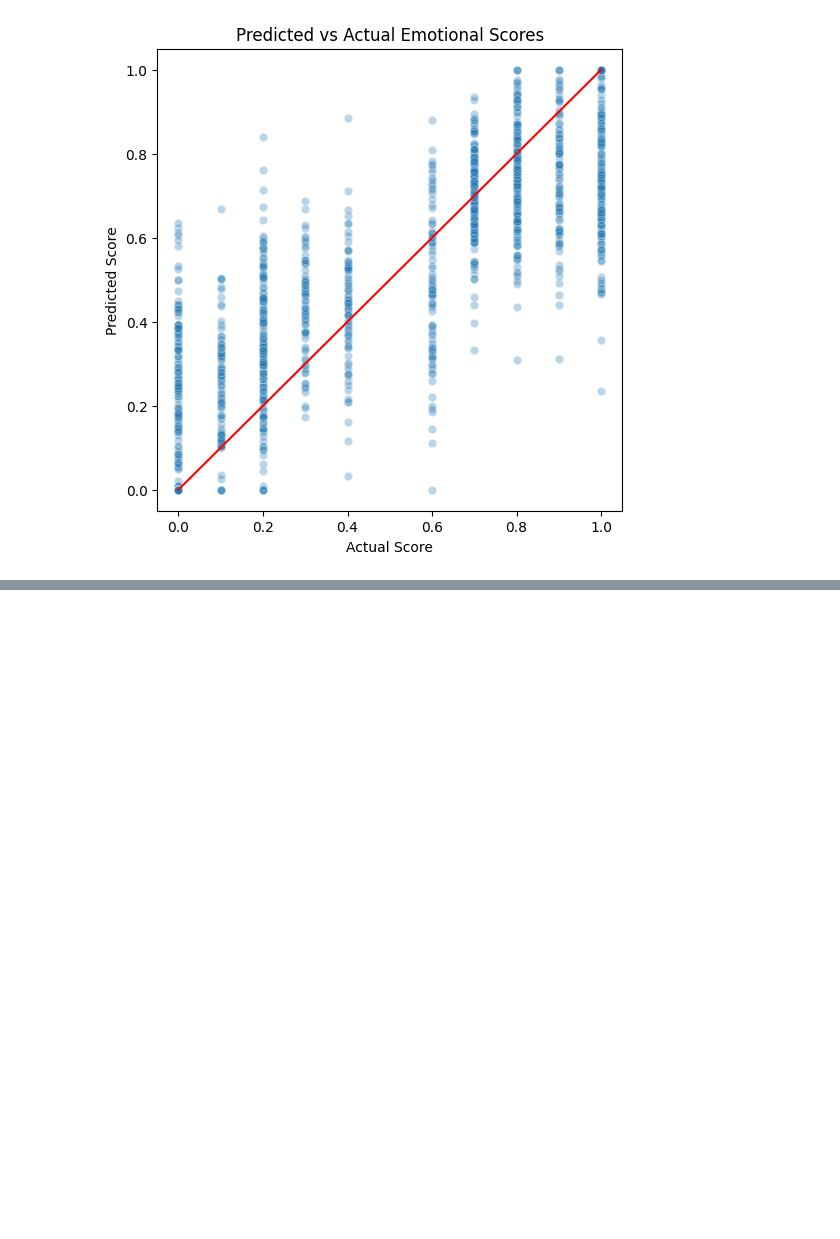
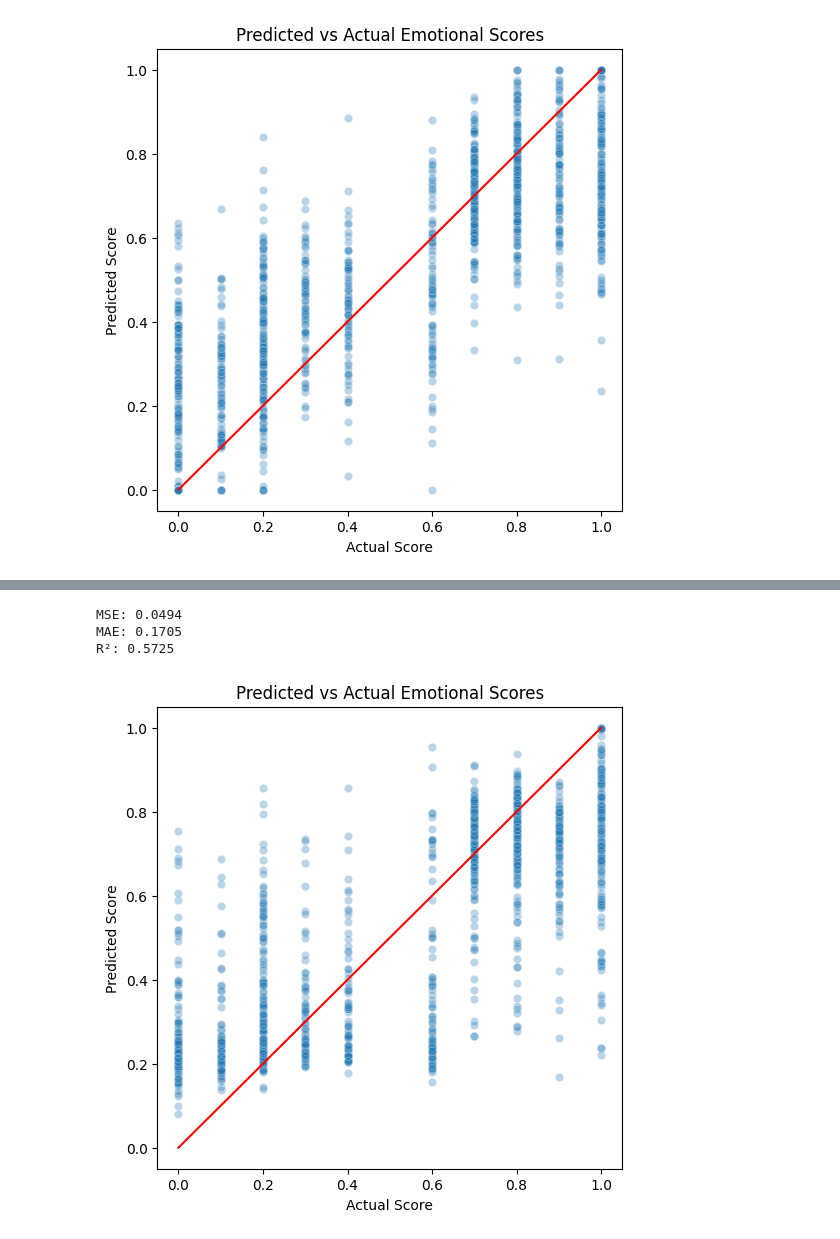
Before and after one commit to BishanKD/emotional-state-prediction, a Jupyter notebook: notebooks/model.ipynb, the cells around one changed output, grey strips where cells are left out. Drawn from its saved outputs; the diff is of its cells as text; code cells hidden in the pictures; blank space fills up the shorter version.

Commit message:
Added GloVe and LSTM

```diff
--- a/notebooks/model.ipynb
+++ b/notebooks/model.ipynb
@@ -299,0 +348,25 @@ with mlflow.start_run(run_name="TFIDF + Tuned SVR"):
+# %%
+model = Sequential([
+    Embedding(input_dim=max_words,
+              output_dim=embedding_dim,
+              weights=[embedding_matrix],
+              input_length=max_len,
+              trainable=False),  # freeze pretrained embeddings
+    LSTM(128, dropout=0.2, recurrent_dropout=0.2),
+    Dense(64, activation="relu"),
+    Dropout(0.5),
+    Dense(1, activation="linear")  # regression output
+])
+
+model.compile(optimizer="adam", loss="mse", metrics=["mae"])
+# %%
+callbacks = [
+    EarlyStopping(monitor="val_loss", patience=3, restore_best_weights=True),
+    ReduceLROnPlateau(monitor="val_loss", factor=0.2, patience=2, verbose=1)
+]
+# %%
+history = model.fit(X_train_pad, y_train,
+                    validation_split=0.2,
+                    epochs=20,
+                    callbacks=callbacks,
+                    batch_size=32)
@@ -299,0 +391,3 @@ with mlflow.start_run(run_name="TFIDF + Tuned SVR"):
+# %%
+y_pred = model.predict(X_test_pad).flatten()
+y_pred = np.clip(y_pred, 0.0, 1.0)
@@ -299,0 +396,10 @@ with mlflow.start_run(run_name="TFIDF + Tuned SVR"):
+# %%
+print_scores(y_test, y_pred)
+# %% [output]
+MSE: 0.0494
+MAE: 0.1705
+R²: 0.5725
+# %%
+plot_preds(y_test, y_pred)
+# %% [output]
+[figure, added]
```
Also changed, not shown: parts of 12 cells of this notebook, 6 other files.
